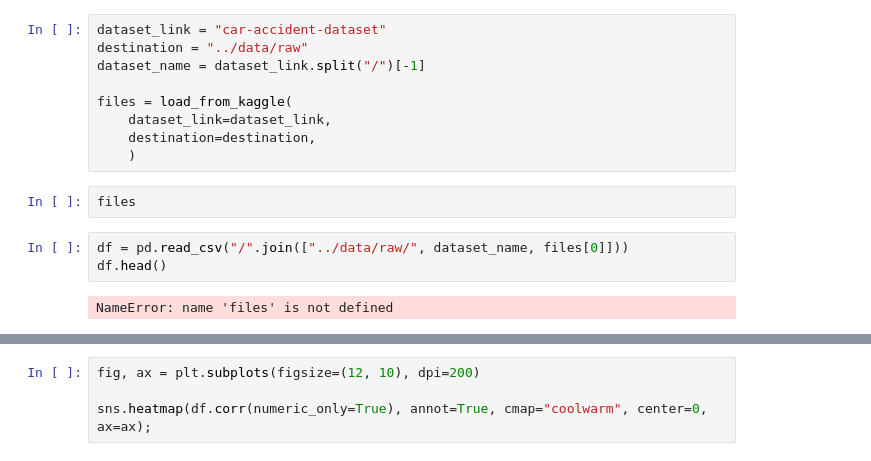
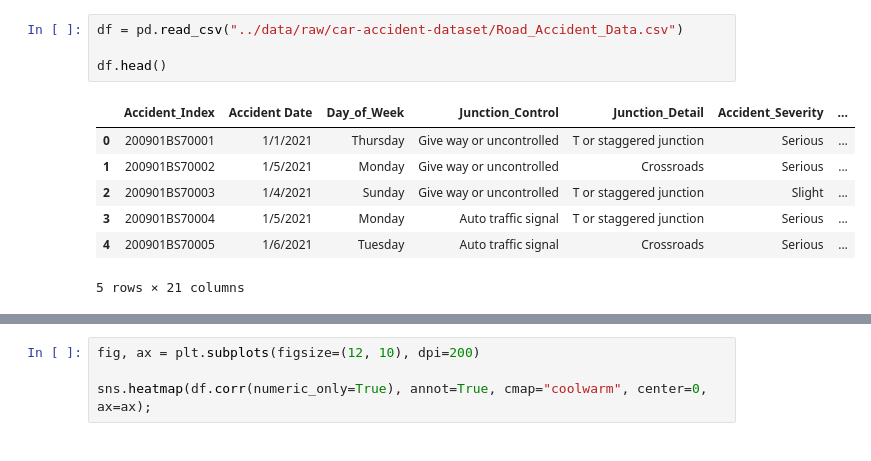
Before and after one commit to alixkaw/DPP-1, a Jupyter notebook: notebooks/01_exploration.ipynb, the cells around one changed output, grey strips where cells are left out. Cells and saved outputs as stored; diff of their text form.

```diff
--- a/notebooks/01_exploration.ipynb
+++ b/notebooks/01_exploration.ipynb
@@ -10,19 +6,15 @@ ModuleNotFoundError: No module named 'core'
-# %%
-dataset_link = "car-accident-dataset"
-destination = "../data/raw"
-dataset_name = dataset_link.split("/")[-1]
-
-files = load_from_kaggle(
-    dataset_link=dataset_link,
-    destination=destination,
-    )
-# %%
-files
 # %%
-df = pd.read_csv("/".join(["../data/raw/", dataset_name, files[0]]))
+df = pd.read_csv("../data/raw/car-accident-dataset/Road_Accident_Data.csv")
+
 df.head()
 # %% [output]
+|  | Accident_Index | Accident Date | Day_of_Week | Junction_Control | Junction_Detail | Accident_Severity | ... |
+| 0 | 200901BS70001 | 1/1/2021 | Thursday | Give way or uncontrolled | T or staggered junction | Serious | ... |
+| 1 | 200901BS70002 | 1/5/2021 | Monday | Give way or uncontrolled | Crossroads | Serious | ... |
+| 2 | 200901BS70003 | 1/4/2021 | Sunday | Give way or uncontrolled | T or staggered junction | Slight | ... |
+| 3 | 200901BS70004 | 1/5/2021 | Monday | Auto traffic signal | T or staggered junction | Serious | ... |
+| 4 | 200901BS70005 | 1/6/2021 | Tuesday | Auto traffic signal | Crossroads | Serious | ... |
-NameError: name 'files' is not defined
+5 rows × 21 columns
 # %%
 display(
     "Shape",
```
Also changed, not shown: parts of 8 cells of this notebook.
